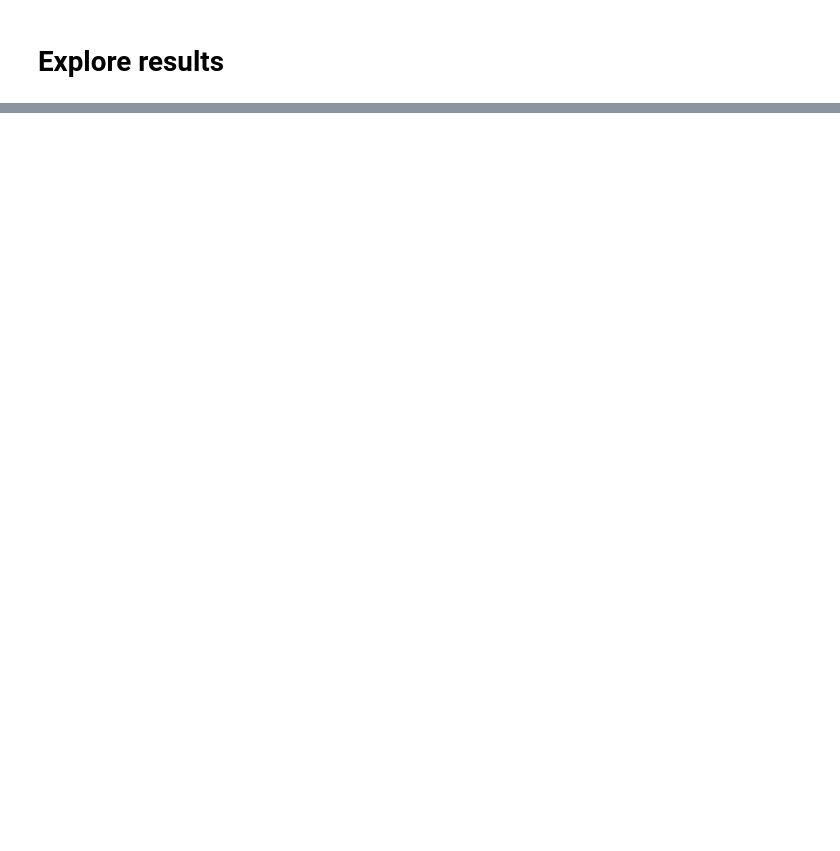
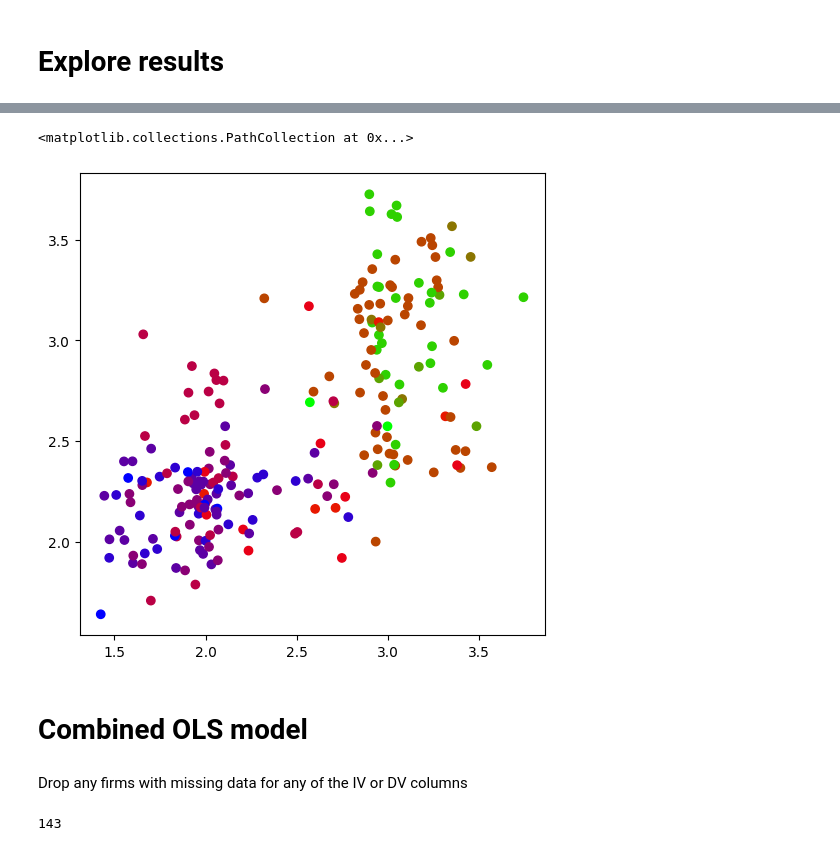
Before and after one commit to roughhawkbit/digi-inno-road-prod, a Jupyter notebook: analysis/Analyse_BART_zero_shot_results.ipynb, the cells around one changed output, grey strips where cells are left out. Saved outputs shown, nothing was run; the diff lists cells and outputs as text; code cells hidden in the pictures; blank space fills up the shorter version.

Commit message:
Combined OLS model

```diff
--- a/analysis/Analyse_BART_zero_shot_results.ipynb
+++ b/analysis/Analyse_BART_zero_shot_results.ipynb
@@ -242,0 +397,15 @@ Text(0, 0.5, 'Average W/C/C score')
+# %%
+fig, ax = matplotlib.pyplot.subplots(figsize=(6,6))
+
+std = 0.1
+ax.scatter(
+    rand_jitter(per_client_results['Willingness'].to_numpy().reshape(-1, 1), stdev=std),
+    rand_jitter(per_client_results['Capability'].to_numpy().reshape(-1, 1), stdev=std),
+    c= per_client_results['Capacity'].to_numpy().reshape(-1, 1),
+    cmap='brg'
+  )
+# %% [output]
+<matplotlib.collections.PathCollection at 0x...>
+[figure, added]
+# %% [markdown]
+# Combined OLS model
@@ -242,0 +448,6 @@ Text(0, 0.5, 'Average W/C/C score')
+# %% [markdown]
+Drop any firms with missing data for any of the IV or DV columns
+# %%
+len(roadmaps_df[iv_cols+[dv_col]].dropna())
+# %% [output]
+143
```
Also changed, not shown: parts of 86 cells of this notebook.
